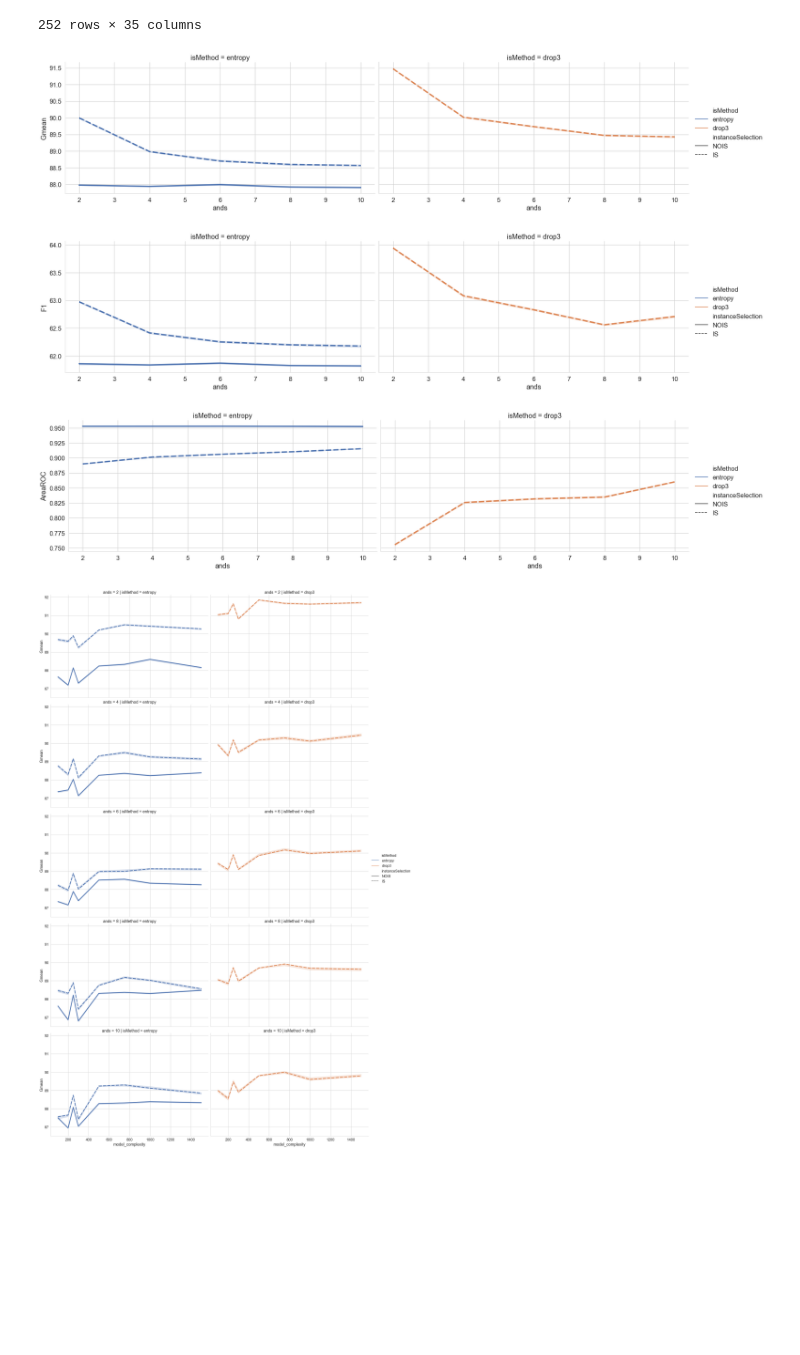
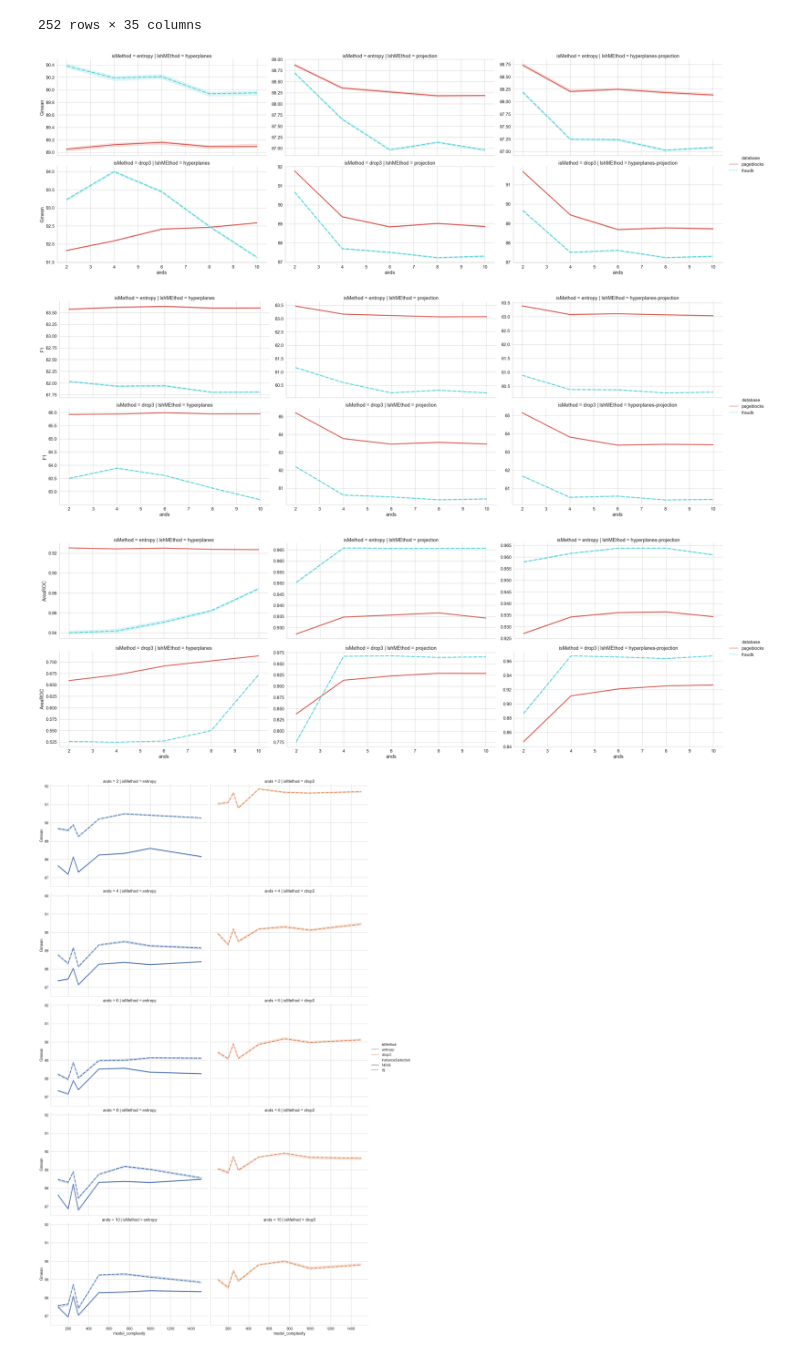
Before and after one commit to germaneduardo/results-analysis, a Jupyter notebook: PlotAnalysis.ipynb, the cells around one changed output. Saved outputs shown, nothing was run; the diff lists cells and outputs as text; code cells hidden in the pictures; blank space fills up the shorter version.

```diff
--- a/PlotAnalysis.ipynb
+++ b/PlotAnalysis.ipynb
@@ -245,24 +209,28 @@ all_results[(all_results.file.isin(['p2pAllResults.csv']) ) & (all_results.insta
 | 19126 | IS | hyperplanes-projection | 0.1 | 10 | 1 | False | 4 | 1000 | 6 | ... |
 | 19128 | IS | hyperplanes-projection | 0.1 | 10 | 1 | False | 4 | 1000 | 6 | ... |
 252 rows × 35 columns
-# %%
-fil = (all_results ['type'] == 'Test') & (all_results.imbalance==True ) & (~all_results.file.isin(['susyAllResults.csv']))
-
-plot = sns.relplot(x="ands", y="Gmean", height = 6, aspect=2,
-                    data=all_results[fil],
-                       kind="line",ci=10, style = 'instanceSelection',
-                       linewidth=3.5, hue = 'isMethod', col = 'isMethod')
-
-plot = sns.relplot(x="ands", y="F1", height = 6, aspect=2,
-                    data=all_results[fil],
-                       kind="line",ci=10, style = 'instanceSelection',
-                       linewidth=3.5, hue = 'isMethod', col = 'isMethod')
-
-plot = sns.relplot(x="ands", y="AreaROC", height = 6, aspect=2,
-                    data=all_results[fil],
-                       kind="line",ci=10, style = 'instanceSelection',
-                       linewidth=3.5, hue = 'isMethod', col = 'isMethod')
-# %% [output]
-[figure, removed]
-[figure, removed]
-[figure, removed]
+# %%
+def general_plot(df, col = 'imbalance', style = 'lshMEthod' , y = 'buckets',  x = 'ands', logy = True, logx=False, row=None):
+
+    df_pb_to_plot = df.copy()
+
+    plot = sns.relplot(x=x, y=y, col = col, height = 6, aspect=2,
+                   data=df_pb_to_plot, kind="line",ci=10, row =row,
+                   palette='hls', style = style, linewidth=3.5,
+                       hue = style,facet_kws={'sharey': False, 'sharex': True})
+    if logy:
+        plot.set(yscale="log")
+    if logx:
+        plot.set(xscale="log")
+# %%
+fil = (all_results ['type'] == 'Test') & (all_results.imbalance==True ) & (~all_results.database.isin(['susy']))
+
+general_plot(all_results[fil], row = 'isMethod',  col = 'lshMEthod',  style = 'database', y='Gmean', logy = False)
+
+general_plot(all_results[fil], row = 'isMethod',  col = 'lshMEthod',  style = 'database', y='F1', logy = False)
+
+general_plot(all_results[fil], row = 'isMethod',  col = 'lshMEthod',  style = 'database', y='AreaROC', logy = False)
+# %% [output]
+[figure, added]
+[figure, added]
+[figure, added]
```
Also changed, not shown: parts of 21 cells of this notebook, 3 other files.
